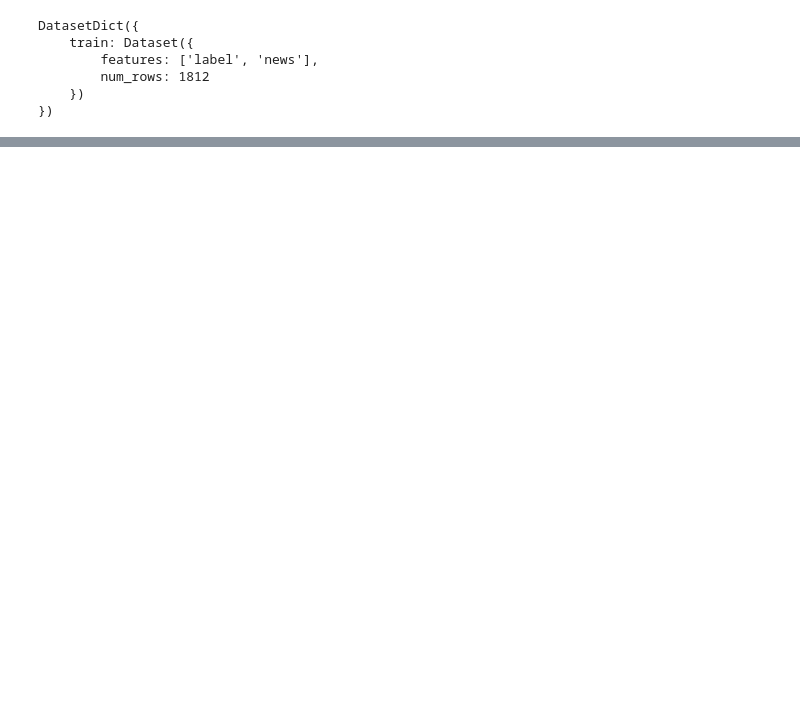
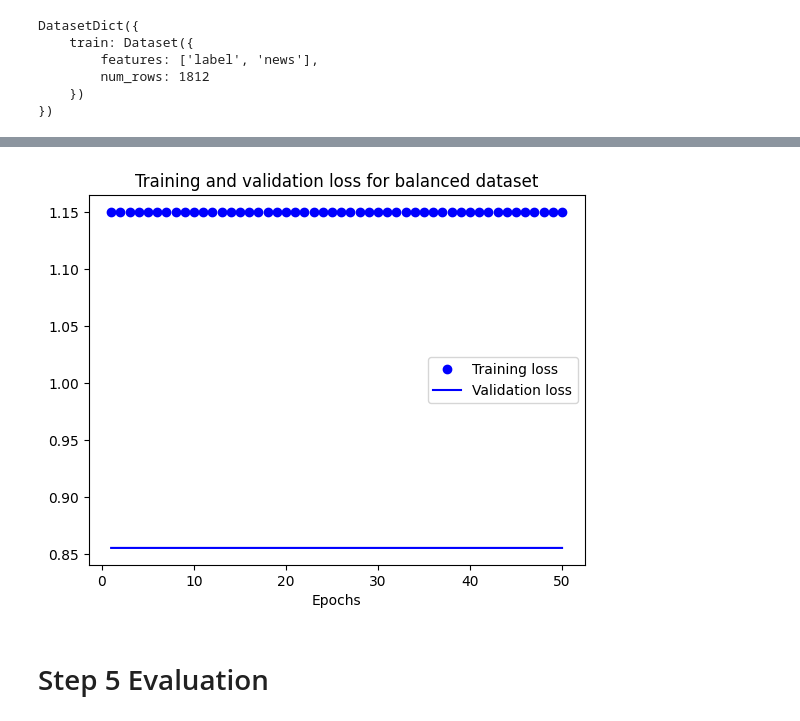
Before and after one commit to JuanHenaoB/AASD_4011_Project, a Jupyter notebook: Financial_Sentiment_Analysis.ipynb, the cells around one changed output, grey strips where cells are left out. Cells and saved outputs as stored; diff of their text form; code cells hidden in the pictures; blank space fills up the shorter version.

```diff
--- a/Financial_Sentiment_Analysis.ipynb
+++ b/Financial_Sentiment_Analysis.ipynb
@@ -204,0 +395,16 @@ gg
+# %%
+#Now cast to np array
+X_1 = np.array(w2v_embbedings_1)
+X_2 = np.array(w2v_embbedings_2)
+
+y_1 = np.array(w2v_dataset_1['label'])
+y_2 = np.array(w2v_dataset_2['label'])
+
+#Finally let's do tran val test split
+from sklearn.model_selection import train_test_split
+
+X_train_1, X_test_1, y_train_1, y_test_1 = train_test_split(X_1, y_1, test_size=0.2, random_state=18)
+X_test_1, X_val_1, y_test_1, y_val_1 = train_test_split(X_test_1, y_test_1, test_size=0.4, random_state=18)
+
+X_train_2, X_test_2, y_train_2, y_test_2 = train_test_split(X_2, y_2, test_size=0.2, random_state=18)
+X_test_2, X_val_2, y_test_2, y_val_2 = train_test_split(X_test_2, y_test_2, test_size=0.4, random_state=18)
@@ -204,0 +447,16 @@ gg
+# %%
+#Define LSTM architechture for imbalanced dataset
+import time
+lstm_model_2 = Sequential()
+lstm_model_2.add(layers.LSTM(units=32, return_sequences=True, input_shape=(X_train_2.shape[1], X_train_2.shape[2]), activation="tanh" )) #add first layer for lstm
+lstm_model_2.add(Dropout(0.2)) #Dropout for regularization
+lstm_model_2.add(layers.LSTM(units=32, return_sequences=False, activation="tanh") ) #add second lstm layer
+lstm_model_2.add(Dropout(0.2)) #Dropout for regularization
+lstm_model_2.add(layers.Dense(3, activation='softmax')) #Final layer for multiclass prediction
+
+optimizer = optimizers.SGD(learning_rate=0.001, momentum=0.0, nesterov=False)
+lstm_model_2.compile(optimizer='adam', loss='categorical_crossentropy', metrics=['accuracy'])
+start = time.time()
+lstm_history_2 = lstm_model_2.fit(X_train_2, y_train_2, epochs=50, batch_size=10, validation_data=(X_val_2, y_val_2))
+end = time.time()
+print("Training process execution time :", round(end-start,2))
@@ -204,0 +496,17 @@ gg
+# %%
+# Plot training and validation loss for imbalanced dataset
+import matplotlib.pyplot as plt
+loss = lstm_history_2.history['loss']
+val_loss = lstm_history_2.history['val_loss']
+epochs = range(1, len(loss) + 1)
+plt.figure()
+plt.plot(epochs, loss, 'bo', label='Training loss')
+plt.plot(epochs, val_loss, 'b', label='Validation loss')
+plt.xlabel('Epochs')
+plt.title('Training and validation loss for balanced dataset')
+plt.legend()
+plt.show()
+# %% [output]
+[figure, added]
+# %% [markdown]
+# Step 5 Evaluation
```
Also changed, not shown: parts of 35 cells of this notebook, 13 other files.
